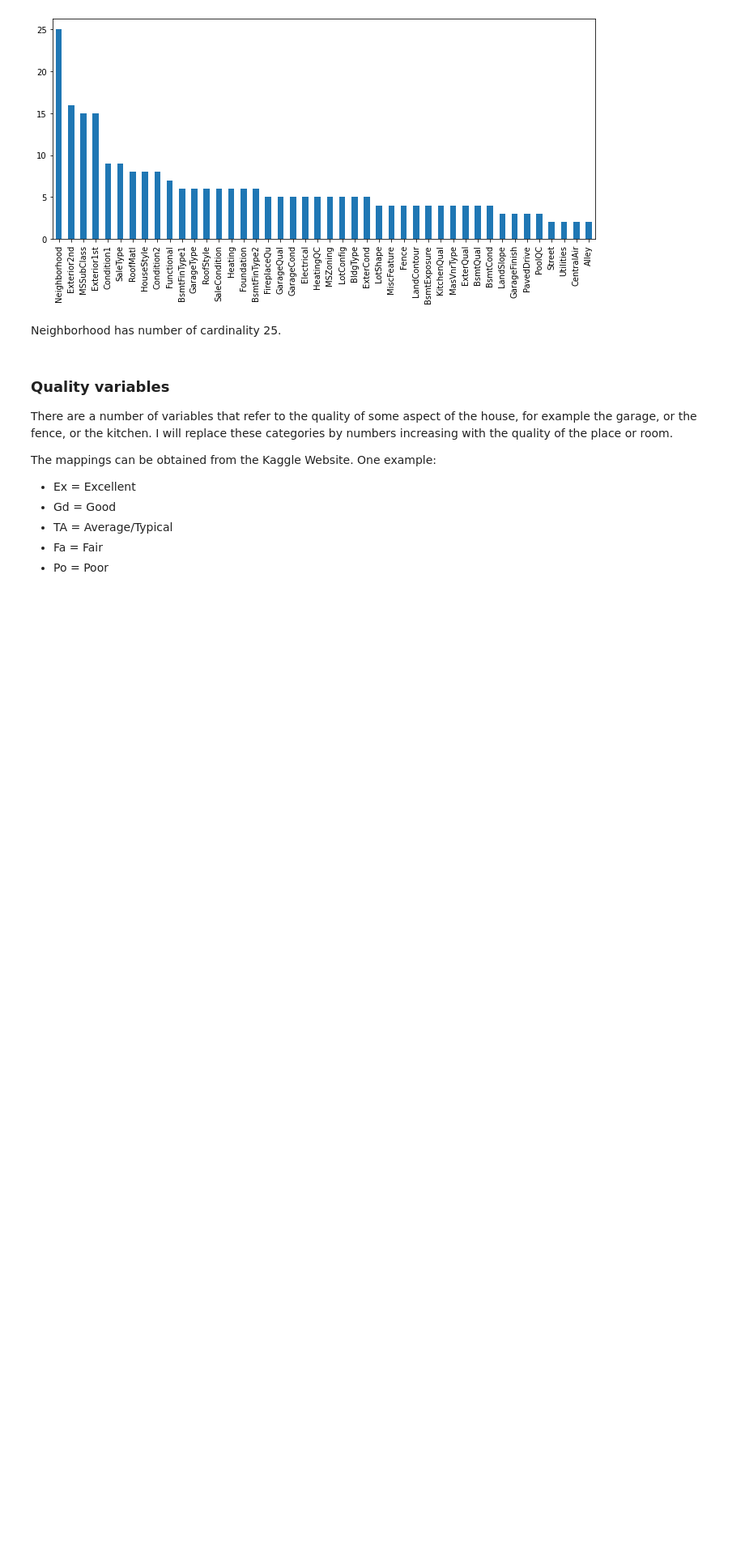
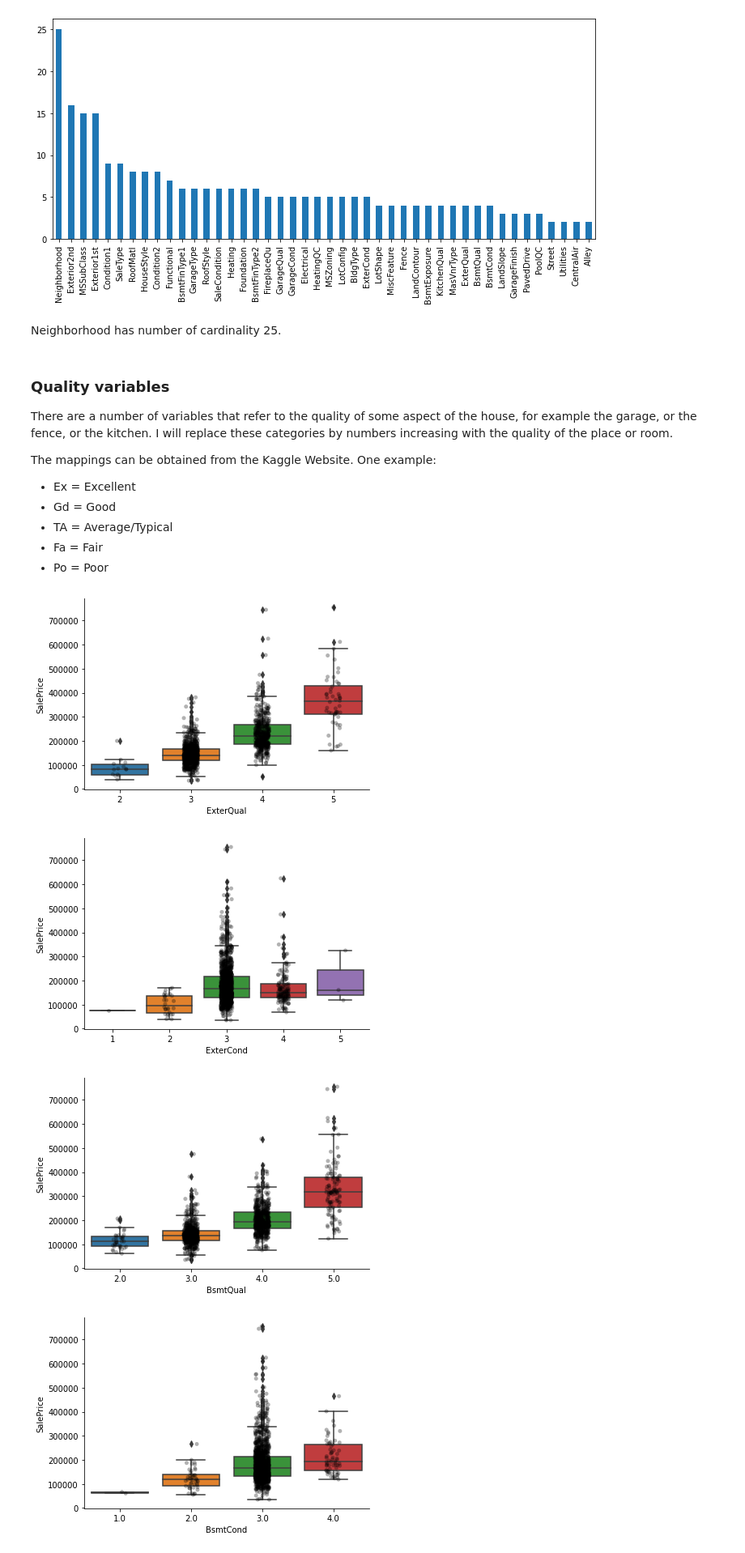
Before and after one commit to Arnold-git/MLOp, a Jupyter notebook: Research and Development/ml-pipepline-data-analysis.ipynb, the cells around one changed output. Shown at 81% size. Saved outputs shown, nothing was run; the diff lists cells and outputs as text; code cells hidden in the pictures; blank space fills up the shorter version.

```diff
--- a/Research and Development/ml-pipepline-data-analysis.ipynb
+++ b/Research and Development/ml-pipepline-data-analysis.ipynb
@@ -677,25 +677,30 @@ qual_vars = qual_vars + finish_vars + ['BsmtExposure','GarageFinish','Fence']
 # %%
 # We do a plot of the mean sales price based in quality
 # of various quality variable
 
 
 for var in qual_vars:
 
     sns.catplot(
         x=var,
-        y='SalesPrice',
+        y='SalePrice',
         data = data,
         kind='box',
         height=4,
         aspect=1.5
     )
 
     sns.stripplot(
         x=var,
-        y = 'SalesPrice',
+        y = 'SalePrice',
         data=data,
         jitter=0.1,
         alpha=0.3,
-        color='m'
+        color='black'
     )
     plt.show()
+# %% [output]
+[figure, added]
+[figure, added]
+[figure, added]
+[figure, added]
```
Also changed, not shown: parts of 1 cell of this notebook.
